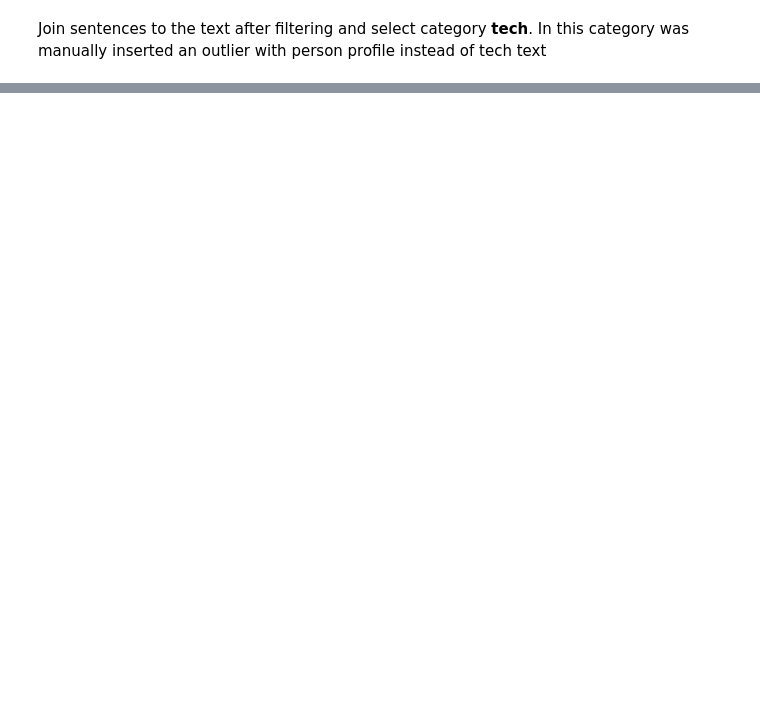
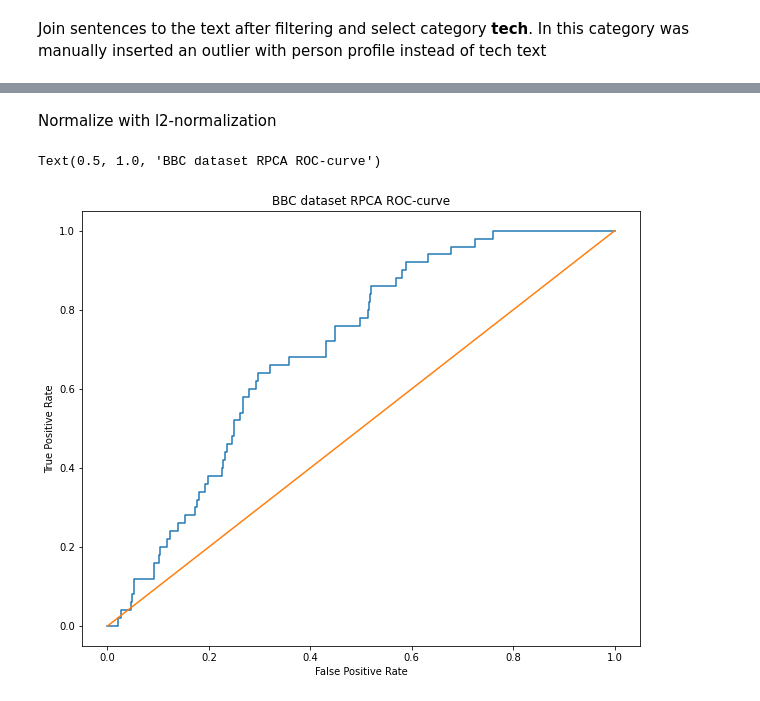
Before and after one commit to alinapetukhova/textcl, a Jupyter notebook: examples/text_preprocessing_tutorial.ipynb, the cells around one changed output, grey strips where cells are left out. Cells and saved outputs as stored; diff of their text form; code cells hidden in the pictures; blank space fills up the shorter version.

```diff
--- a/examples/text_preprocessing_tutorial.ipynb
+++ b/examples/text_preprocessing_tutorial.ipynb
@@ -165,0 +256,7 @@ Texts with id=20 was removed because it describes a person profile instead of te
+# %%
+text_for_outliers = bbc_dataset[bbc_dataset['class_name'] == "tech"]
+
+random.seed(1)
+text_for_outliers = text_for_outliers.iloc[random.sample(range(0, len(text_for_outliers)), 50)]
+df_outliers = pd.DataFrame(list(text_for_outliers.text.values), columns=['text'])
+df_outliers['y_true'] = 1
@@ -165,0 +331,17 @@ Texts with id=20 was removed because it describes a person profile instead of te
+# %%
+outlier_matrix = textcl.rpca_implementation(bag_of_words)
+# %% [markdown]
+Normalize with l2-normalization
+# %%
+_, y_pred = preprocessing.normalize(outlier_matrix, axis = 1, norm = 'l2', return_norm = True)
+
+plt.figure(figsize=(10, 8))
+fpr, tpr, thresholds = metrics.roc_curve(list(df_test['y_true'].values), y_pred, pos_label=1)
+plt.plot(fpr, tpr, label='ROC curve')
+plt.plot([0, 1], [0, 1])
+plt.xlabel('False Positive Rate')
+plt.ylabel('True Positive Rate')
+plt.title('BBC dataset RPCA ROC-curve')
+# %% [output]
+Text(0.5, 1.0, 'BBC dataset RPCA ROC-curve')
+[figure, added]
```
Also changed, not shown: parts of 47 cells of this notebook, 2 other files.
